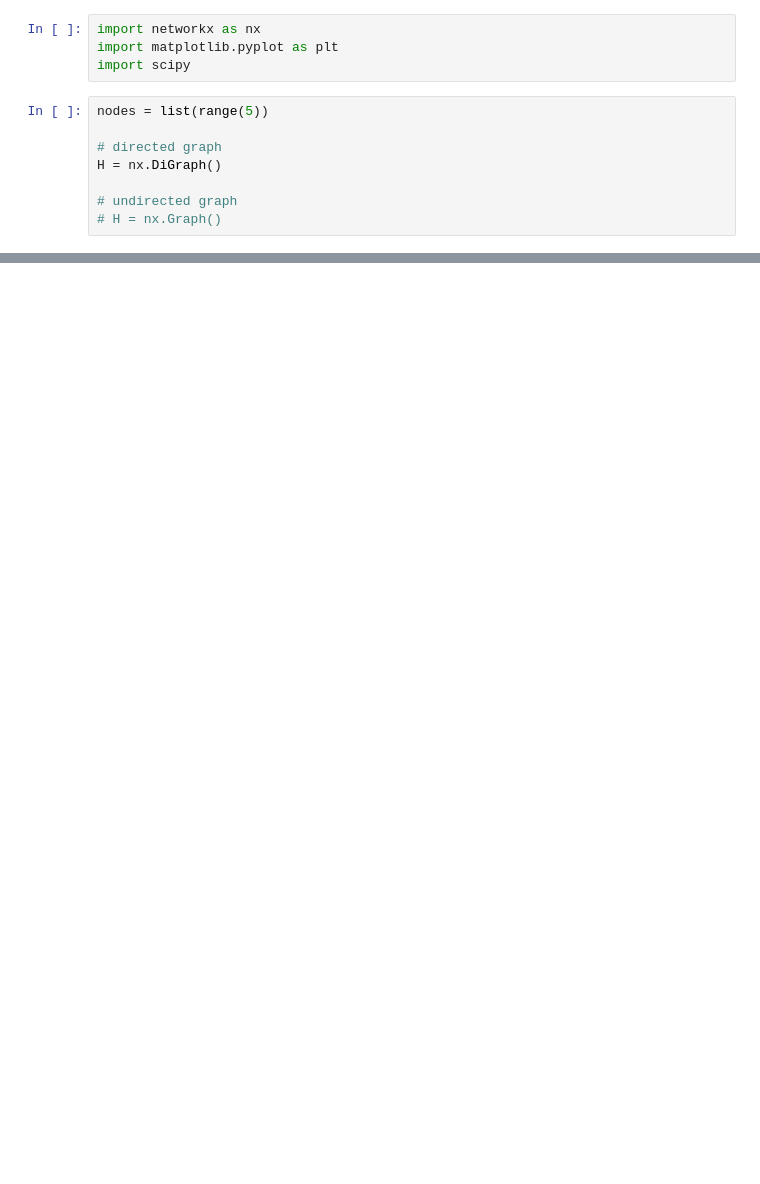
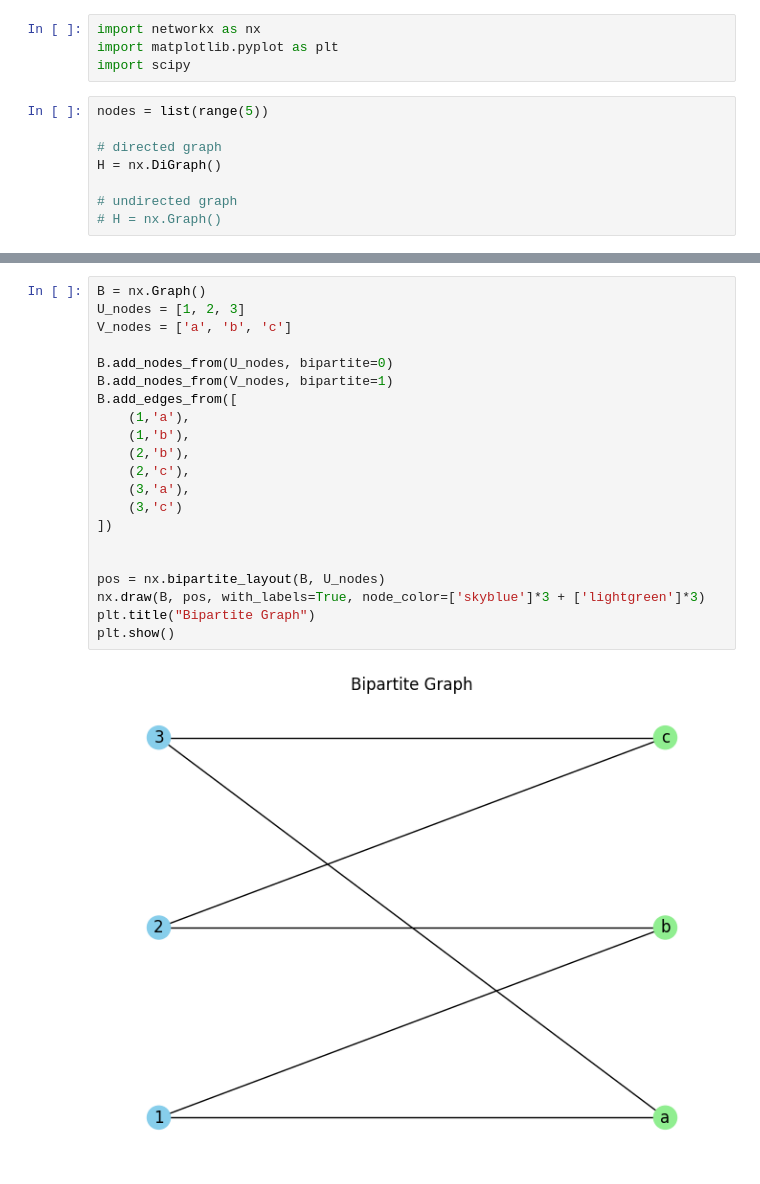
Before and after one commit to rrvrs/gnn, a Jupyter notebook: gnn.ipynb, the cells around one changed output, grey strips where cells are left out. Saved outputs shown, nothing was run; the diff lists cells and outputs as text; blank space fills up the shorter version.

```diff
--- a/gnn.ipynb
+++ b/gnn.ipynb
@@ -53,0 +138,23 @@ Sum of all degrees: 15
+# %%
+B = nx.Graph()
+U_nodes = [1, 2, 3]
+V_nodes = ['a', 'b', 'c']
+
+B.add_nodes_from(U_nodes, bipartite=0)
+B.add_nodes_from(V_nodes, bipartite=1)
+B.add_edges_from([
+    (1,'a'),
+    (1,'b'),
+    (2,'b'),
+    (2,'c'),
+    (3,'a'),
+    (3,'c')
+])
+
+
+pos = nx.bipartite_layout(B, U_nodes)
+nx.draw(B, pos, with_labels=True, node_color=['skyblue']*3 + ['lightgreen']*3)
+plt.title("Bipartite Graph")
+plt.show()
+# %% [output]
+[figure, added]
```
Also changed, not shown: parts of 9 cells of this notebook.
